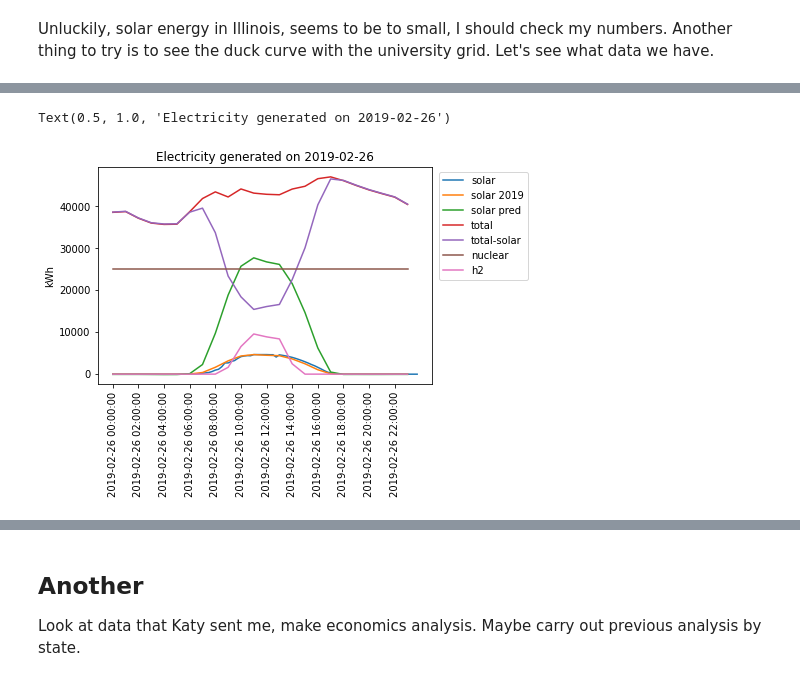
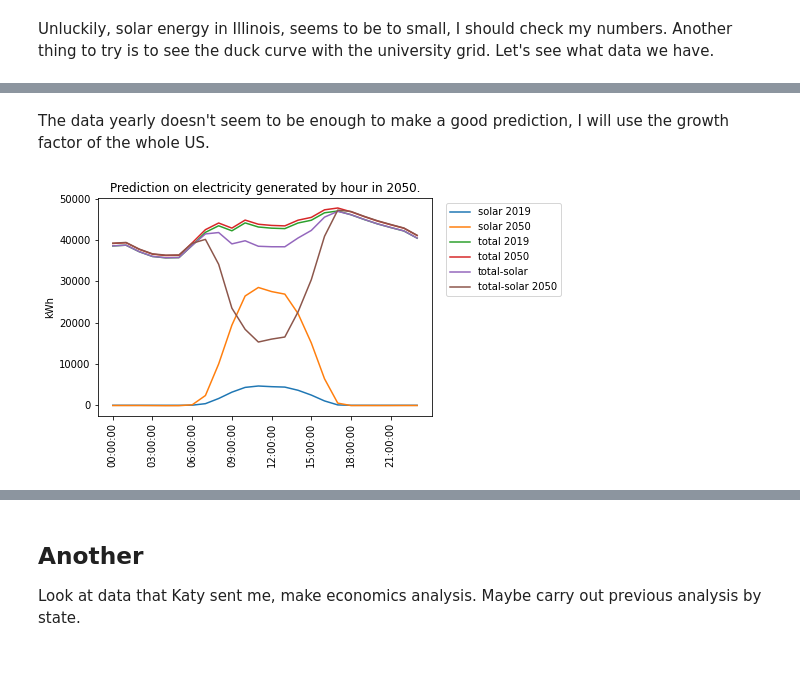
Before and after one commit to robfairh/npre412-project, a Jupyter notebook: fuel-demand.ipynb, the cells around one changed output, grey strips where cells are left out. Saved outputs shown, nothing was run; the diff lists cells and outputs as text; code cells hidden in the pictures.

```diff
--- a/fuel-demand.ipynb
+++ b/fuel-demand.ipynb
@@ -569,5 +579,7 @@ Text(0, 0.5, 'kWh')
 [figure]
 [figure]
+# %% [markdown]
+The data yearly doesn't seem to be enough to make a good prediction, I will use the growth factor of the whole US.
 # %%
 df = pd.read_csv('2015-2019-uiuc-solar.csv')
 
@@ -579,51 +591,54 @@ e = timeh.index('2019-10-03 23:45:00')
 timev = timeh[s:e+1]
 solarv = solarh[s:e+1]
 time_max = timev[solarv.index(max(solarv))]
 day = datetime.fromisoformat(time_max)
 s = timev.index(str(day.date())+' 00:00:00')
 e = timev.index(str(day.date())+' 23:45:00')
 timed = timev[s:e+1]
 valsol = solarv[s:e+1]
 
 plt.figure(1)
-plt.plot(timed, valsol, label='solar')
-plt.xticks(np.arange(0, 96, step=8), rotation=90)
-plt.ylabel('kWh')
+# plt.plot(timed, valsol, label='solar')
 
 df = pd.read_csv('2014-2019-uiuc-electricity-demand.csv')
 
 timeh = df['time'].tolist()
 totalh = df['kw'].tolist()
 
 s = timeh.index(str(day.date())+' 00:00:00')
 e = timeh.index(str(day.date())+' 23:00:00')
 timed = timeh[s:e+1]
 valtot = totalh[s:e+1]
 
 A = np.zeros((len(valtot), len(valsol)))
 for i in range(A.shape[0]):
     A[i, 4*i:4*(i+1)] = 0.25*np.ones(4)
 nvalsol = A @ np.array(valsol)
 
-plt.plot(timed, nvalsol, label='solar 2019')
-nvalsol = ussg*nvalsol
-plt.plot(timed, nvalsol, label='solar pred')
+# timep = []
+# for i in range(len(timed)):
+#     aux = datetime.fromisoformat(timed[i])
+#     print(aux.time())
+# print(timep)
 
-totmsol = np.array(valtot)-nvalsol
-plt.plot(timed, valtot, label='total')
-plt.plot(timed, totmsol, label='total-solar')
+timep = [str(datetime.fromisoformat(timed[i]).time()) for i in range(len(timed))]
 
-reac_size = 25e3  # kW
-reactor = reac_size*np.ones(len(nvalsol))
+plt.plot(timep, nvalsol, label='solar 2019')
+nnvalsol = ussg*nvalsol
+plt.plot(timep, nnvalsol, label='solar {0}'.format(2019+predict))
 
-plt.plot(timed, reactor, label='nuclear')
-
-h2energy = reactor-totmsol
-h2energy[h2energy < 0] = 0
-plt.plot(timed, h2energy, label='h2')
-
-plt.legend(loc="upper right", bbox_to_anchor=(1.3, 1.0))
-plt.title('Electricity generated on {0}'.format(day.date()))
+valtot = np.array(valtot)
+totmsol = valtot-nvalsol
+plt.plot(timep, valtot, label='total 2019')
+nvaltot = ustg*valtot
+plt.plot(timep, nvaltot, label='total {0}'.format(2019+predict))
+plt.plot(timep, totmsol, label='total-solar')
+ntotmsol = nvaltot-nnvalsol
+plt.plot(timep, ntotmsol, label='total-solar {0}'.format(2019+predict))
+plt.xticks(np.arange(0, 24, step=3), rotation=90)
+plt.ylabel('kWh')
+plt.legend(loc="upper right", bbox_to_anchor=(1.4, 1.0))
+plt.title('Prediction on electricity generated by hour in {0}.'.format(2019+predict))
+plt.savefig("figures/uiuc-duck", dpi=300, bbox_inches="tight")
 # %% [output]
-Text(0.5, 1.0, 'Electricity generated on 2019-02-26')
-[figure, old version]
+[figure, new version]
```
Also changed, not shown: parts of 8 cells of this notebook, 2 other files.
